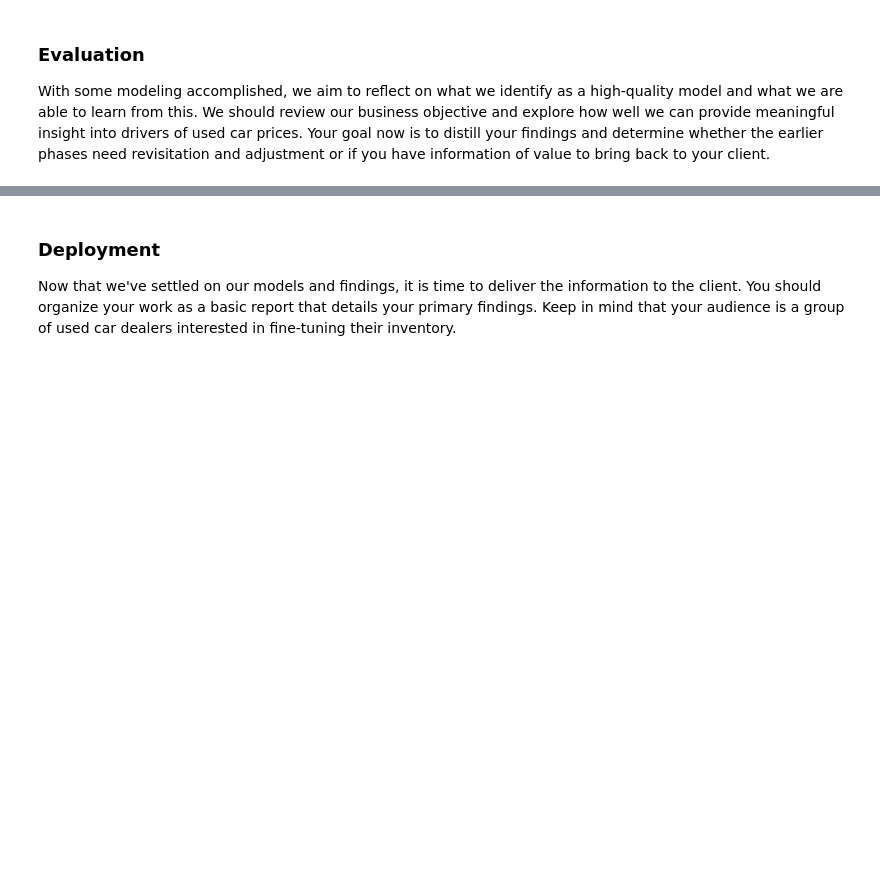
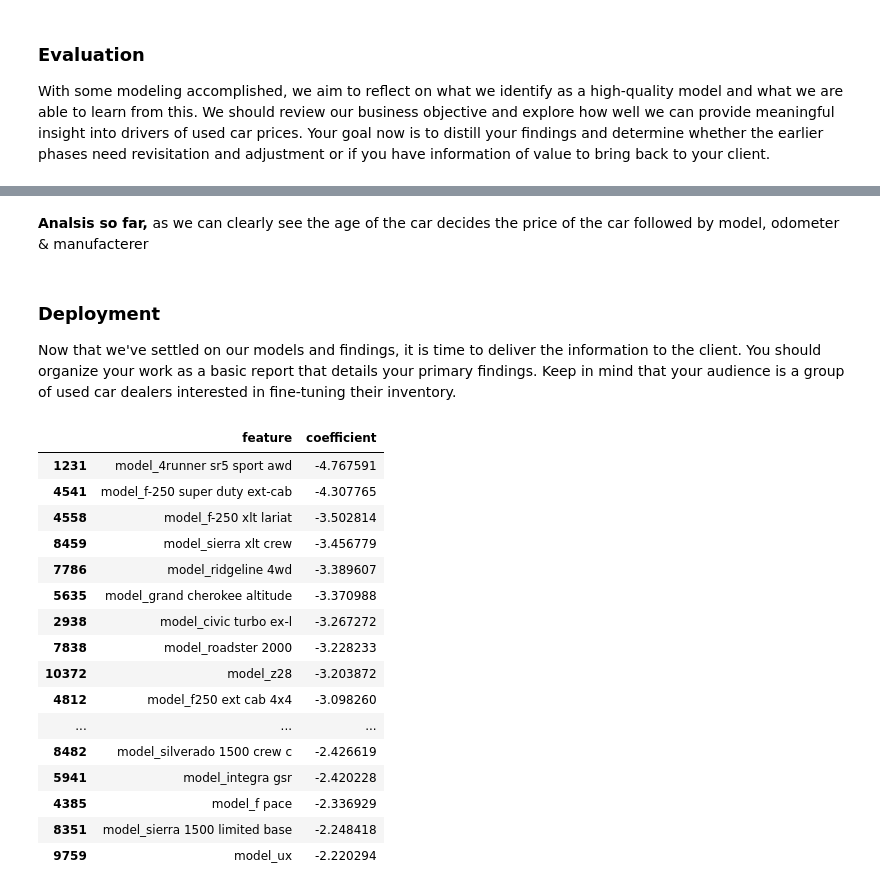
Before and after one commit to ashrivastav33/predict_car_price, a Jupyter notebook: code/predict_car_price_ashri33.ipynb, the cells around one changed output, grey strips where cells are left out. Drawn from its saved outputs; the diff is of its cells as text; code cells hidden in the pictures; blank space fills up the shorter version.

```diff
--- a/code/predict_car_price_ashri33.ipynb
+++ b/code/predict_car_price_ashri33.ipynb
@@ -290,3 +314,21 @@ full_transformer = ColumnTransformer(transformers=[('num', numeric_transformer,
 ### Modeling
 
 With your (almost?) final dataset in hand, it is now time to build some models.  Here, you should build a number of different regression models with the price as the target.  In building your models, you should explore different parameters and be sure to cross-validate your findings.
+# %%
+#Build Ridge Pipeline to run the Ridge regression model and run grid search, tra
+ridge_pipe_mod = Pipeline([
+    ('transform', full_transformer ),
+     ('linreg', Ridge())
+     ])
+
+#Apply Hyperparams to grid search
+param_dict = {
+    'linreg__alpha' : [0.1,1,10,100],
+    'transform__num__poly__degree' : [1,2,3]
+    }
+
+#Train the model
+grid = GridSearchCV(estimator = ridge_pipe_mod, param_grid = param_dict)
+
+#Fit the model
+grid.fit(X_train, y_train)
@@ -297,4 +391,61 @@ With some modeling accomplished, we aim to reflect on what we identify as a high
+# %% [markdown]
+**Analsis so far,** as we can clearly see the age of the car decides the price of the car followed by model, odometer & manufacterer
 # %% [markdown]
 ### Deployment
 
 Now that we've settled on our models and findings, it is time to deliver the information to the client.  You should organize your work as a basic report that details your primary findings.  Keep in mind that your audience is a group of used car dealers interested in fine-tuning their inventory.
+# %%
+#Creating a PolynomialFeatures generator with degree 3
+n = PolynomialFeatures(degree=3, include_bias=False)
+
+#Fitting the polynomial transformer
+n_fit = n.fit(X_test[numeric_features])
+
+#Finding the names of all polynomial-generated numeric features
+numeric_names = n_fit.get_feature_names_out(numeric_features)
+
+
+#Creating a OneHotEncoder
+c = OneHotEncoder()
+
+#Fitting the encoder
+c_fit = c.fit(X_train[categorical_features])
+
+#Finding the names of all polynomial-generated categorical features.
+cat_names = c_fit.get_feature_names_out(categorical_features)
+
+
+#Combining both features
+all_variables = list(numeric_names) + list(cat_names)
+
+
+#Creating DataFrame with feature name & the coefficient learned by our Ridge regression model.
+coefficients = pd.concat(
+    [pd.DataFrame(all_variables),
+     pd.DataFrame(grid.best_estimator_.named_steps['linreg'].coef_)],
+    axis=1
+)
+
+coefficients.columns = ['feature', 'coefficient']
+
+
+#Getting the 20 most negative coefficients
+coefficients.sort_values('coefficient', ascending=True).head(20)
+# %% [output]
+|  | feature | coefficient |
+| 1231 | model_4runner sr5 sport awd | -4.767591 |
+| 4541 | model_f-250 super duty ext-cab | -4.307765 |
+| 4558 | model_f-250 xlt lariat | -3.502814 |
+| 8459 | model_sierra xlt crew | -3.456779 |
+| 7786 | model_ridgeline 4wd | -3.389607 |
+| 5635 | model_grand cherokee altitude | -3.370988 |
+| 2938 | model_civic turbo ex-l | -3.267272 |
+| 7838 | model_roadster 2000 | -3.228233 |
+| 10372 | model_z28 | -3.203872 |
+| 4812 | model_f250 ext cab 4x4 | -3.098260 |
+| ... | ... | ... |
+| 8482 | model_silverado 1500 crew c | -2.426619 |
+| 5941 | model_integra gsr | -2.420228 |
+| 4385 | model_f pace | -2.336929 |
+| 8351 | model_sierra 1500 limited base | -2.248418 |
+| 9759 | model_ux | -2.220294 |
```
Also changed, not shown: parts of 19 cells of this notebook.
